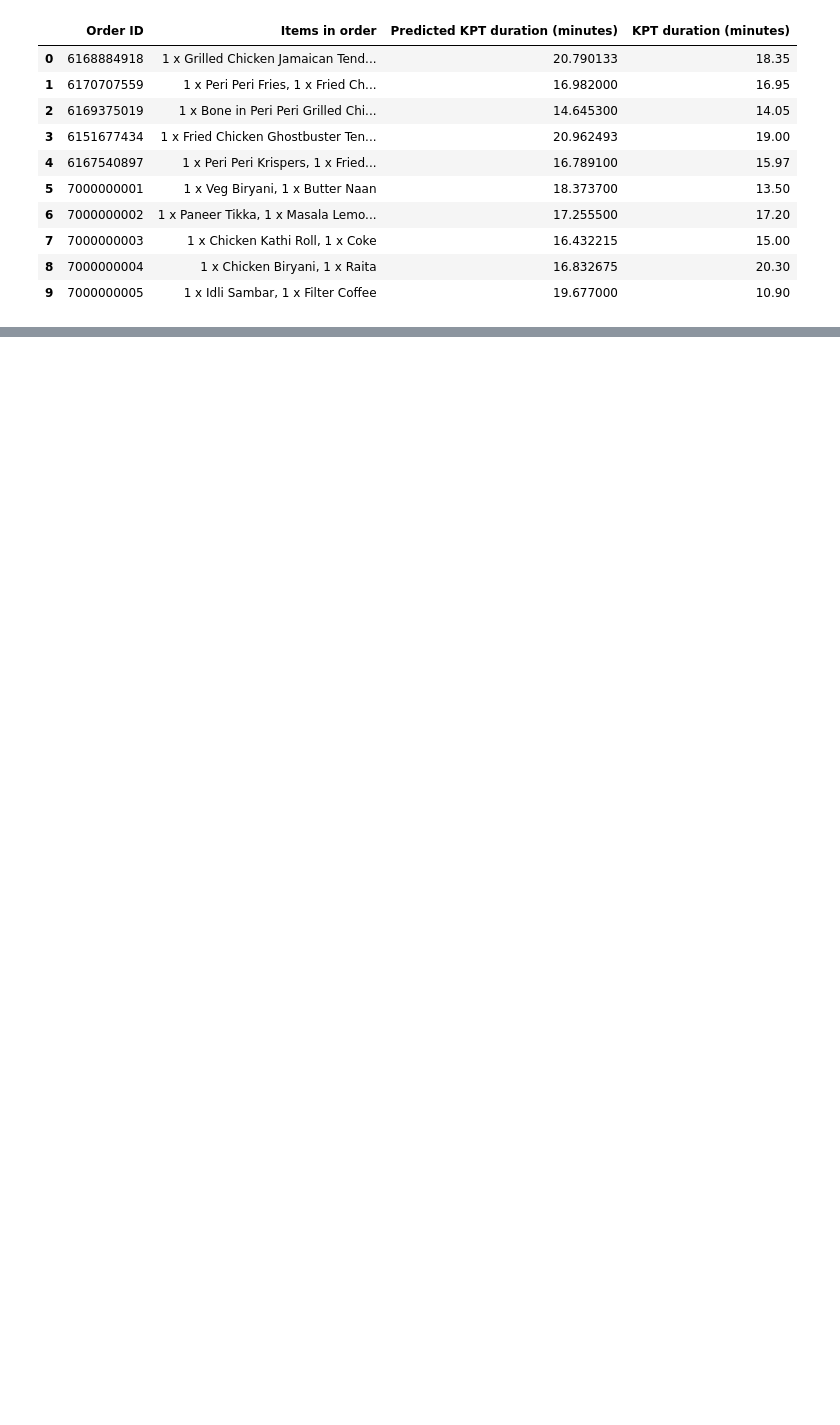
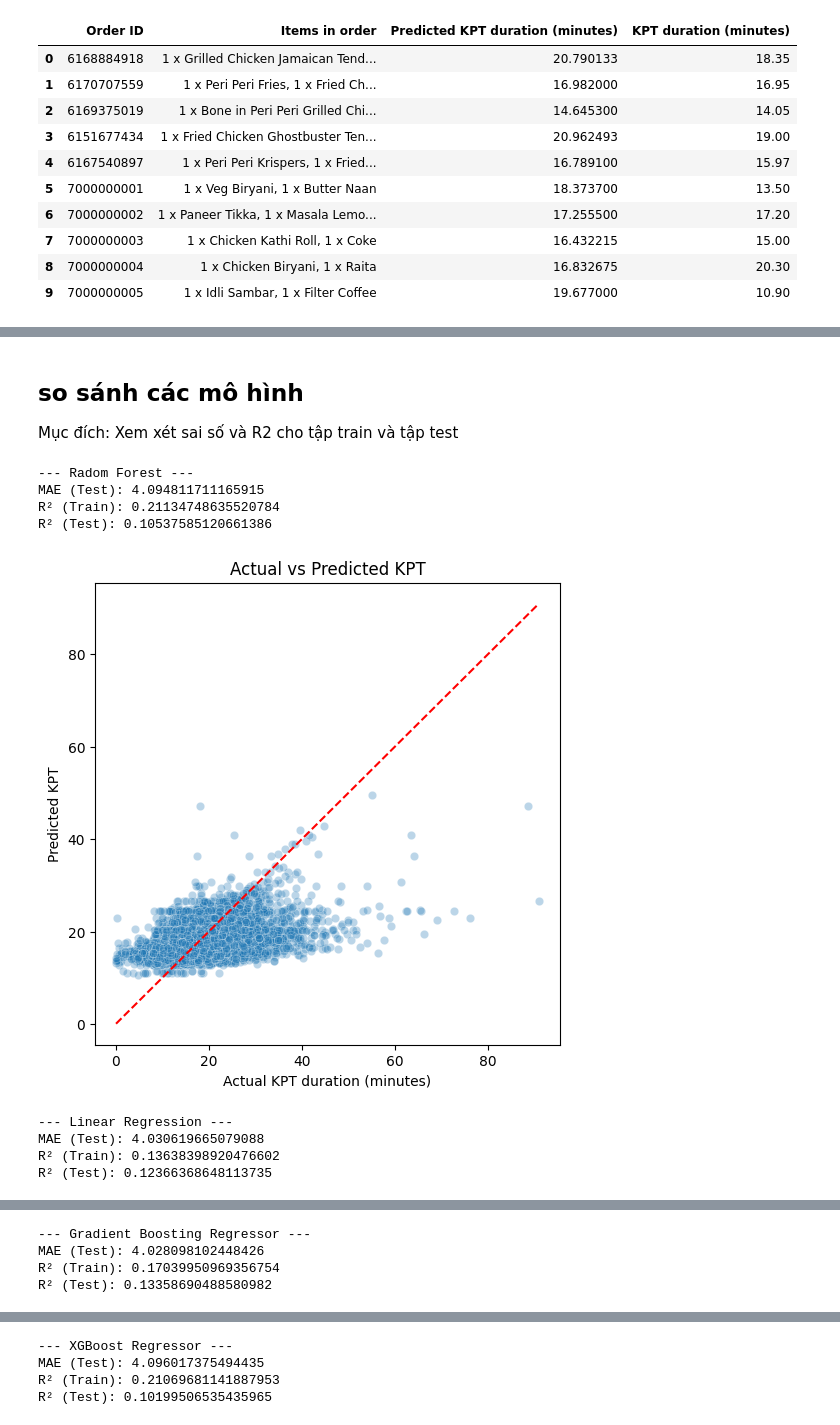
Before and after one commit to MinHeHeHeHe/DoAn_2, a Jupyter notebook: TỐI ƯU RIDER WAIT TIME/Predict_KPT_full.ipynb, the cells around one changed output, grey strips where cells are left out. Cells and saved outputs as stored; diff of their text form; code cells hidden in the pictures; blank space fills up the shorter version.

Commit message:
Cập nhật, gộp code toàn bộ vào file Predict_KPT_full

```diff
--- a/TỐI ƯU RIDER WAIT TIME/Predict_KPT_full.ipynb
+++ b/TỐI ƯU RIDER WAIT TIME/Predict_KPT_full.ipynb
@@ -13,6 +138,6 @@ warnings.filterwarnings("ignore")
 # %%
 # Đọc file gốc
-df_raw = pd.read_csv('data_has_Correctly.csv')
+df_raw = pd.read_csv('/Users/chauanhkhoi/Documents/ĐẠI HỌC/HK6/PTDL_KD/DO AN/DoAn_2/TỐI ƯU RIDER WAIT TIME/data_has_Correctly.csv')
 
 # Xem qua dữ liệu
 df_raw.head()
@@ -260,3 +458,63 @@ df_sample_display.head(10)
 | 17980 | 6545232955 | 1 x Bone in Smoky Bbq Grilled Chi... | 11.5 | 18.47 | 18.684470 | 13.684470 | ... |
 | 583 | 6160765669 | 1 x Peri Peri Grilled Chicken Pizza | 11.3 | 18.47 | 18.886982 | 13.886982 | ... |
 | 16348 | 6503110992 | 1 x Margherita Pizza, 1 x Just Pe... | 11.7 | 16.22 | 16.204400 | 11.204400 | ... |
+# %% [markdown]
+## so sánh các mô hình ##
+Mục đích: Xem xét sai số và R2 cho tập train và tập test
+# %%
+
+from sklearn.linear_model import LinearRegression
+from sklearn.ensemble import GradientBoostingRegressor
+import xgboost as xgb
+
+# Chuẩn bị dữ liệu
+features = ['num_items', 'hour', 'weekday']
+X = df[features]
+y = df['KPT duration (minutes)']
+
+X_train, X_test, y_train, y_test = train_test_split(X, y, test_size=0.2, random_state=42)
+
+def evaluate_model(model, name):
+    model.fit(X_train, y_train)
+    y_train_pred = model.predict(X_train)
+    y_test_pred = model.predict(X_test)
+    print(f"--- {name} ---")
+    print("MAE (Test):", mean_absolute_error(y_test, y_test_pred))
+
+    print("R² (Train):", r2_score(y_train, y_train_pred))
+    print("R² (Test):", r2_score(y_test, y_test_pred))
+    print()
+
+    plt.figure(figsize=(6,6))
+    sns.scatterplot(x=y_train, y=y_train_pred, alpha=0.3)
+    plt.xlabel("Actual KPT duration (minutes)")
+    plt.ylabel("Predicted KPT")
+    plt.title("Actual vs Predicted KPT")
+    plt.plot([y.min(), y.max()], [y.min(), y.max()], 'r--')
+    plt.show()
+
+# Radom Forest
+rf_model = RandomForestRegressor()
+evaluate_model(rf_model, "Radom Forest")
+
+# Linear Regression
+lr_model = LinearRegression()
+evaluate_model(lr_model, "Linear Regression")
+
+# Gradient Boosting
+gb_model = GradientBoostingRegressor(random_state=42)
+evaluate_model(gb_model, "Gradient Boosting Regressor")
+
+# XGBoost
+xgb_model = xgb.XGBRegressor(random_state=42, verbosity=0)
+evaluate_model(xgb_model, "XGBoost Regressor")
+# %% [output]
+--- Radom Forest ---
+MAE (Test): 4.094811711165915
+R² (Train): 0.21134748635520784
+R² (Test): 0.10537585120661386
+[figure, added]
+--- Linear Regression ---
+MAE (Test): 4.030619665079088
+R² (Train): 0.13638398920476602
+R² (Test): 0.12366368648113735
@@ -262,0 +522,4 @@ df_sample_display.head(10)
+--- Gradient Boosting Regressor ---
+MAE (Test): 4.028098102448426
+R² (Train): 0.17039950969356754
+R² (Test): 0.13358690488580982
@@ -262,0 +527,4 @@ df_sample_display.head(10)
+--- XGBoost Regressor ---
+MAE (Test): 4.096017375494435
+R² (Train): 0.21069681141887953
+R² (Test): 0.10199506535435965
```
Also changed, not shown: parts of 23 cells of this notebook, 2 other files.
